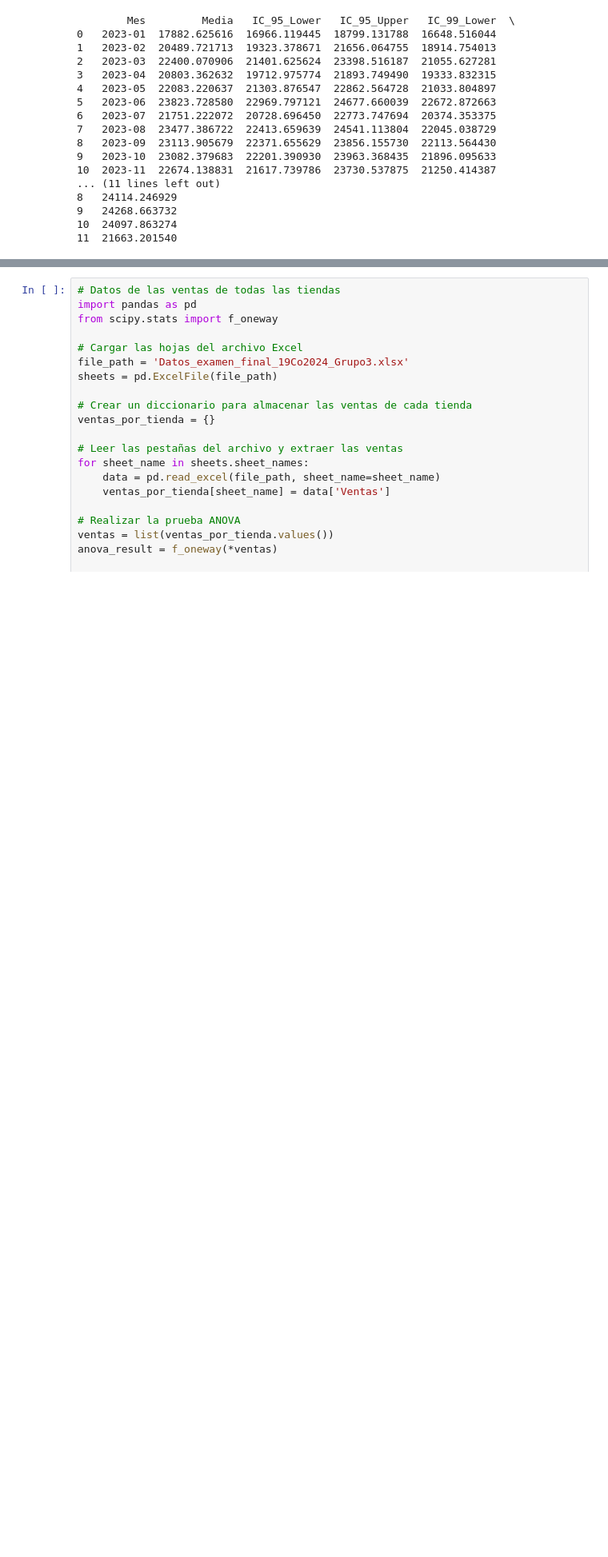
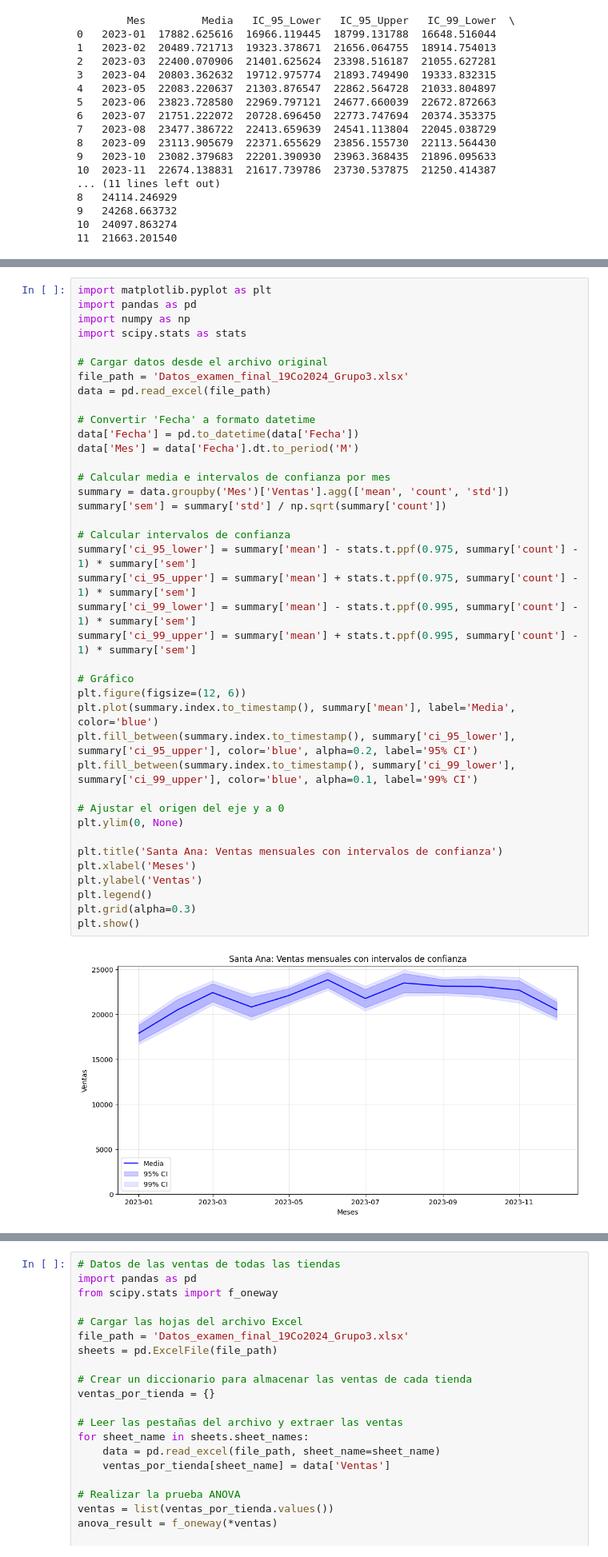
Before and after one commit to gramoscelli/PEIA_TP_Final, a Jupyter notebook: resolucion.ipynb, the cells around one changed output, grey strips where cells are left out. Shown at 80% size. Drawn from its saved outputs; the diff is of its cells as text; blank space fills up the shorter version.

Commit message:
versión con gráficos

```diff
--- a/resolucion.ipynb
+++ b/resolucion.ipynb
@@ -111 +117,42 @@ print(df_intervalos)
+# %%
+import matplotlib.pyplot as plt
+import pandas as pd
+import numpy as np
+import scipy.stats as stats
+
+# Cargar datos desde el archivo original
+file_path = 'Datos_examen_final_19Co2024_Grupo3.xlsx'
+data = pd.read_excel(file_path)
+
+# Convertir 'Fecha' a formato datetime
+data['Fecha'] = pd.to_datetime(data['Fecha'])
+data['Mes'] = data['Fecha'].dt.to_period('M')
+
+# Calcular media e intervalos de confianza por mes
+summary = data.groupby('Mes')['Ventas'].agg(['mean', 'count', 'std'])
+summary['sem'] = summary['std'] / np.sqrt(summary['count'])
+
+# Calcular intervalos de confianza
+summary['ci_95_lower'] = summary['mean'] - stats.t.ppf(0.975, summary['count'] - 1) * summary['sem']
+summary['ci_95_upper'] = summary['mean'] + stats.t.ppf(0.975, summary['count'] - 1) * summary['sem']
+summary['ci_99_lower'] = summary['mean'] - stats.t.ppf(0.995, summary['count'] - 1) * summary['sem']
+summary['ci_99_upper'] = summary['mean'] + stats.t.ppf(0.995, summary['count'] - 1) * summary['sem']
+
+# Gráfico
+plt.figure(figsize=(12, 6))
+plt.plot(summary.index.to_timestamp(), summary['mean'], label='Media', color='blue')
+plt.fill_between(summary.index.to_timestamp(), summary['ci_95_lower'], summary['ci_95_upper'], color='blue', alpha=0.2, label='95% CI')
+plt.fill_between(summary.index.to_timestamp(), summary['ci_99_lower'], summary['ci_99_upper'], color='blue', alpha=0.1, label='99% CI')
+
+# Ajustar el origen del eje y a 0
+plt.ylim(0, None)
+
+plt.title('Santa Ana: Ventas mensuales con intervalos de confianza')
+plt.xlabel('Meses')
+plt.ylabel('Ventas')
+plt.legend()
+plt.grid(alpha=0.3)
+plt.show()
+# %% [output]
+[figure, added]
 # %% [markdown]
```
Also changed, not shown: parts of 4 cells of this notebook.
